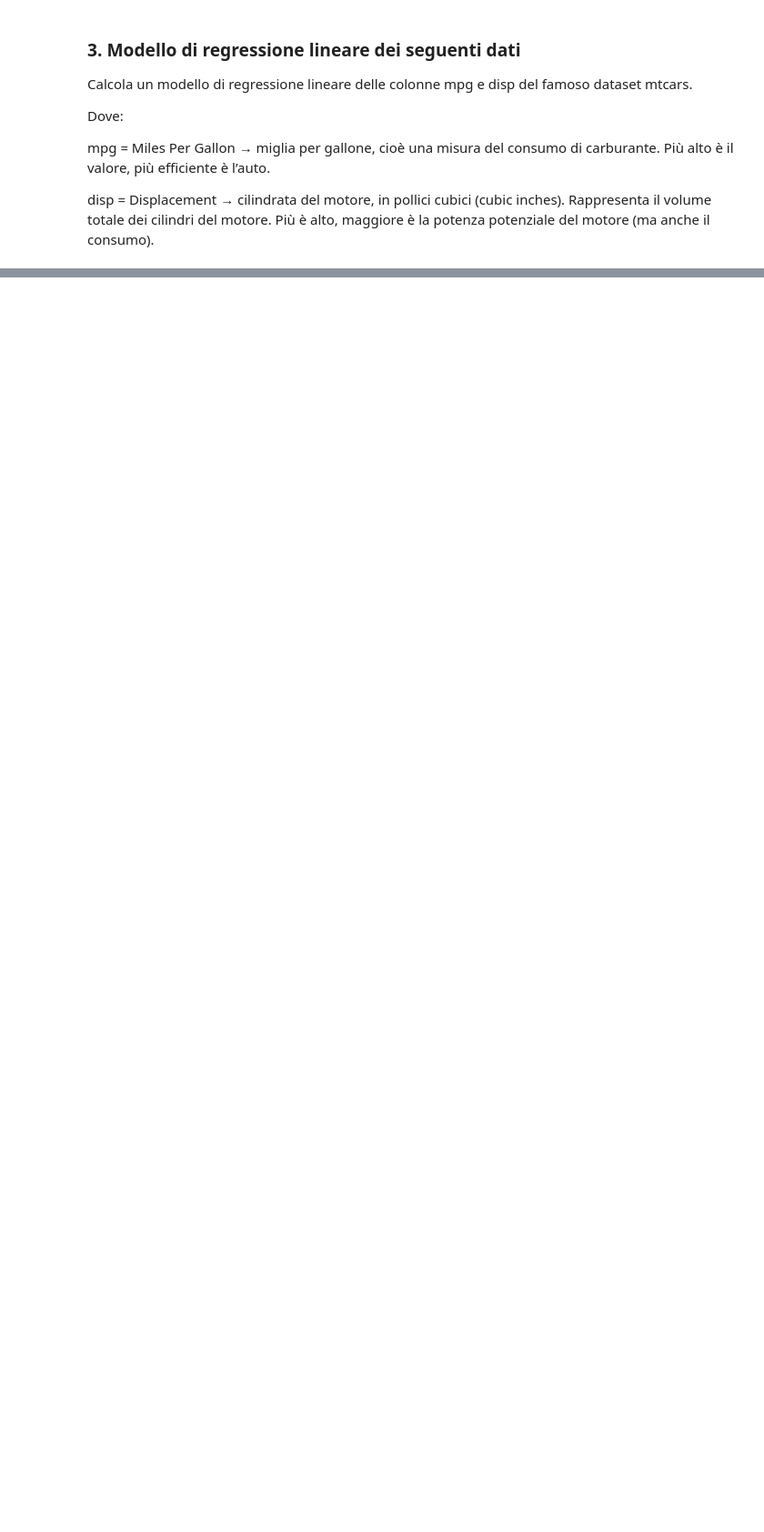
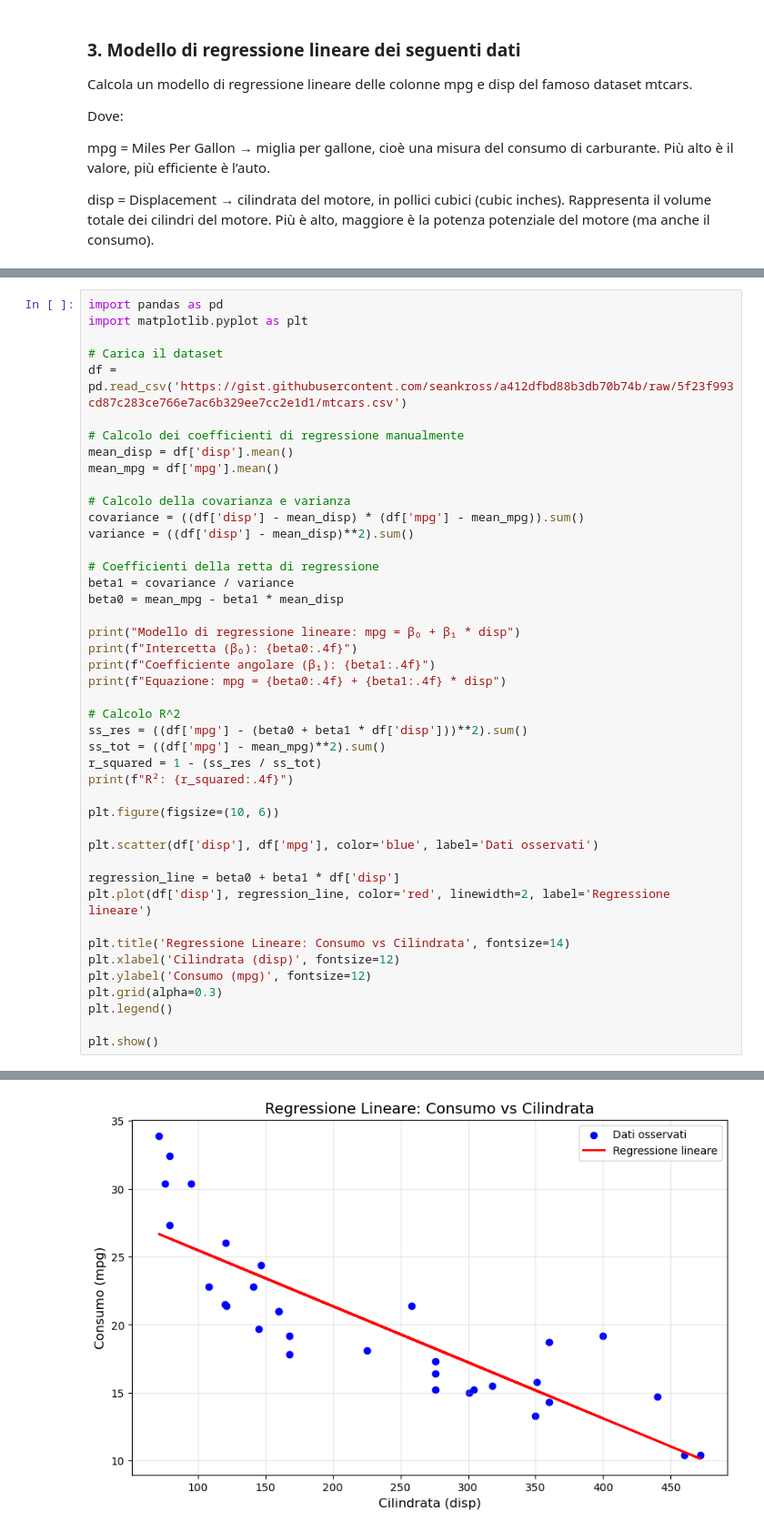
Before and after one commit to General-Kainobi/ProgrammingLab2, a Jupyter notebook: Esercizi/6_Esercizi_lez_6.ipynb, the cells around one changed output, grey strips where cells are left out. Shown: that part at 91% size. Saved outputs shown, nothing was run; the diff lists cells and outputs as text; blank space fills up the shorter version.

Commit message:
Esercizio 6 regressione, last push :)

```diff
--- a/Esercizi/6_Esercizi_lez_6.ipynb
+++ b/Esercizi/6_Esercizi_lez_6.ipynb
@@ -141,0 +115,45 @@ df
+# %%
+import pandas as pd
+import matplotlib.pyplot as plt
+
+# Carica il dataset
+df = pd.read_csv('https://gist.githubusercontent.com/seankross/a412dfbd88b3db70b74b/raw/5f23f993cd87c283ce766e7ac6b329ee7cc2e1d1/mtcars.csv')
+
+# Calcolo dei coefficienti di regressione manualmente
+mean_disp = df['disp'].mean()
+mean_mpg = df['mpg'].mean()
+
+# Calcolo della covarianza e varianza
+covariance = ((df['disp'] - mean_disp) * (df['mpg'] - mean_mpg)).sum()
+variance = ((df['disp'] - mean_disp)**2).sum()
+
+# Coefficienti della retta di regressione
+beta1 = covariance / variance
+beta0 = mean_mpg - beta1 * mean_disp
+
+print("Modello di regressione lineare: mpg = β₀ + β₁ * disp")
+print(f"Intercetta (β₀): {beta0:.4f}")
+print(f"Coefficiente angolare (β₁): {beta1:.4f}")
+print(f"Equazione: mpg = {beta0:.4f} + {beta1:.4f} * disp")
+
+# Calcolo R^2
+ss_res = ((df['mpg'] - (beta0 + beta1 * df['disp']))**2).sum()
+ss_tot = ((df['mpg'] - mean_mpg)**2).sum()
+r_squared = 1 - (ss_res / ss_tot)
+print(f"R²: {r_squared:.4f}")
+
+plt.figure(figsize=(10, 6))
+
+plt.scatter(df['disp'], df['mpg'], color='blue', label='Dati osservati')
+
+regression_line = beta0 + beta1 * df['disp']
+plt.plot(df['disp'], regression_line, color='red', linewidth=2, label='Regressione lineare')
+
+plt.title('Regressione Lineare: Consumo vs Cilindrata', fontsize=14)
+plt.xlabel('Cilindrata (disp)', fontsize=12)
+plt.ylabel('Consumo (mpg)', fontsize=12)
+plt.grid(alpha=0.3)
+plt.legend()
+
+plt.show()
+# %% [output]
@@ -141,0 +165 @@ df
+[figure, added]
```
Also changed, not shown: parts of 3 cells of this notebook.
